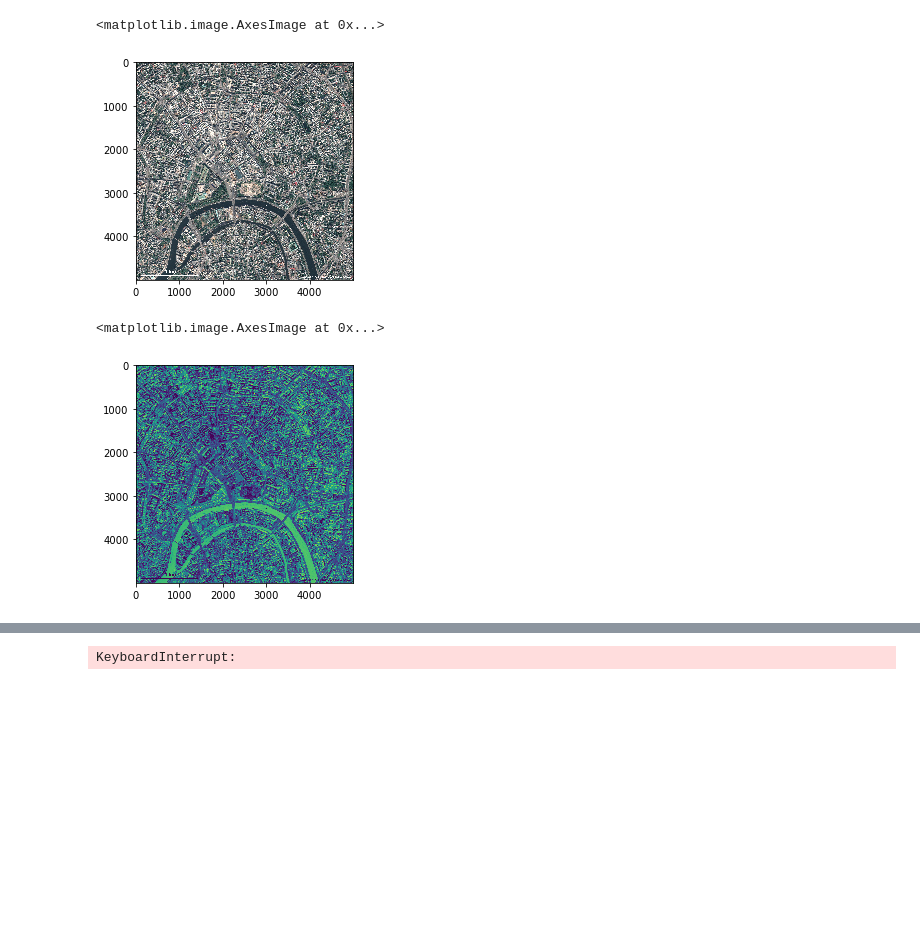
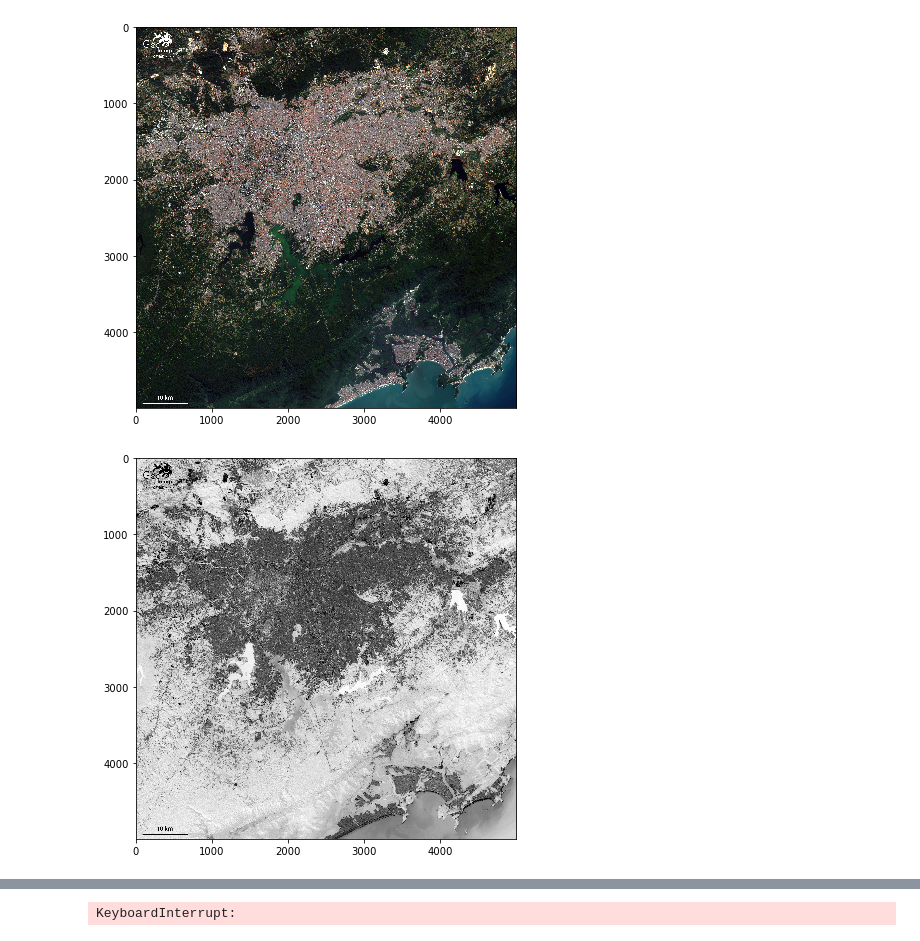
Before and after one commit to luizfysouza/TP-IMA201, a Jupyter notebook: Untitled.ipynb, the cells around one changed output, grey strips where cells are left out. Drawn from its saved outputs; the diff is of its cells as text; code cells hidden in the pictures; blank space fills up the shorter version.

```diff
--- a/Untitled.ipynb
+++ b/Untitled.ipynb
@@ -33,15 +33,20 @@ def statistical_saliency(im, wl = 1./3, wa = 1./3, wb = 1./3, sigma = 1):
     saliency_mean = saliency[:,:,0]*wl + saliency[:,:,1]*wa + saliency[:,:,2]*wb
     filtered_saliency = cv.GaussianBlur(saliency_mean, (3,3), sigma)
     return filtered_saliency
+# %%
+def show(im, title="", size=7):
+    plt.figure( figsize=(size,size))
+    plt.imshow(im, cmap='gray')
+    plt.title(title)
+    plt.show()
 # %%
-im = skio.imread('imgs/moscou.jpg')
-plt.imshow(im/255)
+im = skio.imread('imgs/sp.jpg')/255
+show(im)
 # %% [output]
-<matplotlib.image.AxesImage at 0x...>
-[figure, old version]
+[figure, new version]
 # %%
-saliency = statistical_saliency(im[:, :,:]/255, wl = 1, wa=0, wb=0, sigma=0)
-plt.imshow(saliency)
+
+saliency = statistical_saliency(im, wl = 1, wa=0, wb=0, sigma=0)
+show(saliency)
 # %% [output]
-<matplotlib.image.AxesImage at 0x...>
-[figure, old version]
+[figure, new version]
```
Also changed, not shown: parts of 8 cells of this notebook.
